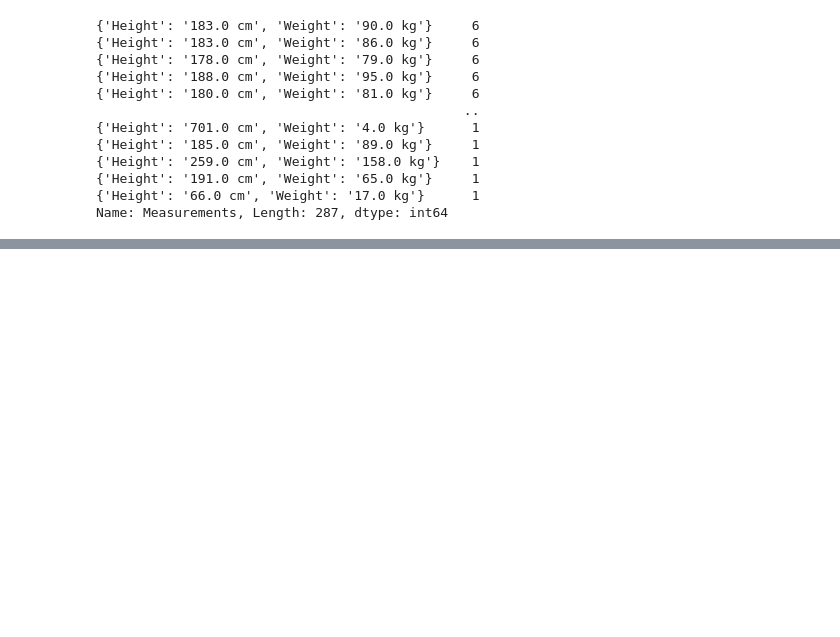
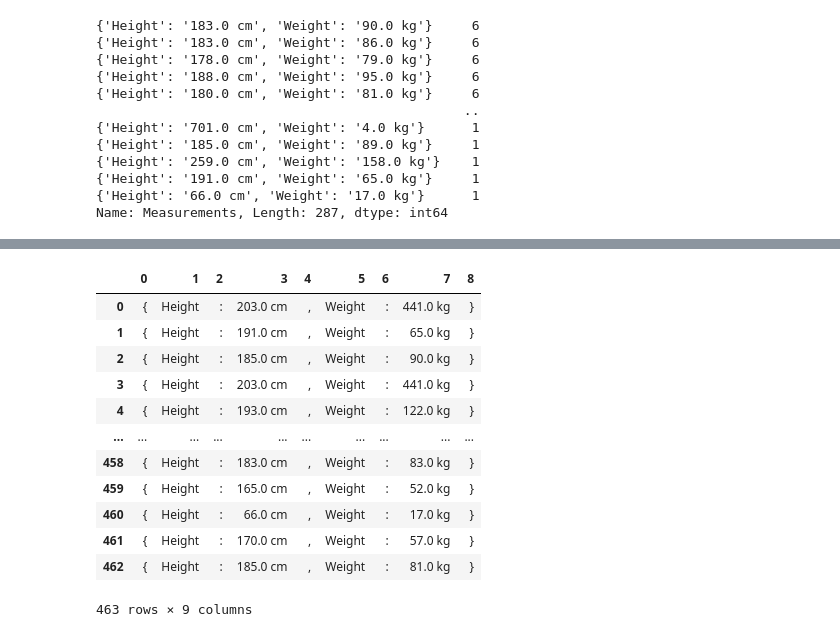
Before and after one commit to BrianArradondo/Applying-Advanced-Transformations, a Jupyter notebook: Applying Advanced Transformations Brian Arradondo.ipynb, the cells around one changed output, grey strips where cells are left out. Cells and saved outputs as stored; diff of their text form; code cells hidden in the pictures; blank space fills up the shorter version.

```diff
--- a/Applying Advanced Transformations Brian Arradondo.ipynb
+++ b/Applying Advanced Transformations Brian Arradondo.ipynb
@@ -144,3 +144,20 @@ df1.head() # create an order that makes more sense
 | 2 | DC Comics | Abin Sur | Male | Ungaran | good | No Hair | blue | red | {'Height': '185.0 cm', 'Weight': ... |
 | 3 | Marvel Comics | Abomination | Male | Human / Radiation | bad | No Hair | green | Unknown | {'Height': '203.0 cm', 'Weight': ... |
 | 4 | Marvel Comics | Absorbing Man | Male | Human | bad | No Hair | blue | Unknown | {'Height': '193.0 cm', 'Weight': ... |
+# %%
+## Checking the Split
+df1['Measurements'].str.split("'",expand=True)
+# %% [output]
+|  | 0 | 1 | 2 | 3 | 4 | 5 | 6 | 7 | 8 |
+| 0 | { | Height | : | 203.0 cm | , | Weight | : | 441.0 kg | } |
+| 1 | { | Height | : | 191.0 cm | , | Weight | : | 65.0 kg | } |
+| 2 | { | Height | : | 185.0 cm | , | Weight | : | 90.0 kg | } |
+| 3 | { | Height | : | 203.0 cm | , | Weight | : | 441.0 kg | } |
+| 4 | { | Height | : | 193.0 cm | , | Weight | : | 122.0 kg | } |
+| ... | ... | ... | ... | ... | ... | ... | ... | ... | ... |
+| 458 | { | Height | : | 183.0 cm | , | Weight | : | 83.0 kg | } |
+| 459 | { | Height | : | 165.0 cm | , | Weight | : | 52.0 kg | } |
+| 460 | { | Height | : | 66.0 cm | , | Weight | : | 17.0 kg | } |
+| 461 | { | Height | : | 170.0 cm | , | Weight | : | 57.0 kg | } |
+| 462 | { | Height | : | 185.0 cm | , | Weight | : | 81.0 kg | } |
+463 rows × 9 columns
```
Also changed, not shown: parts of 29 cells of this notebook.
